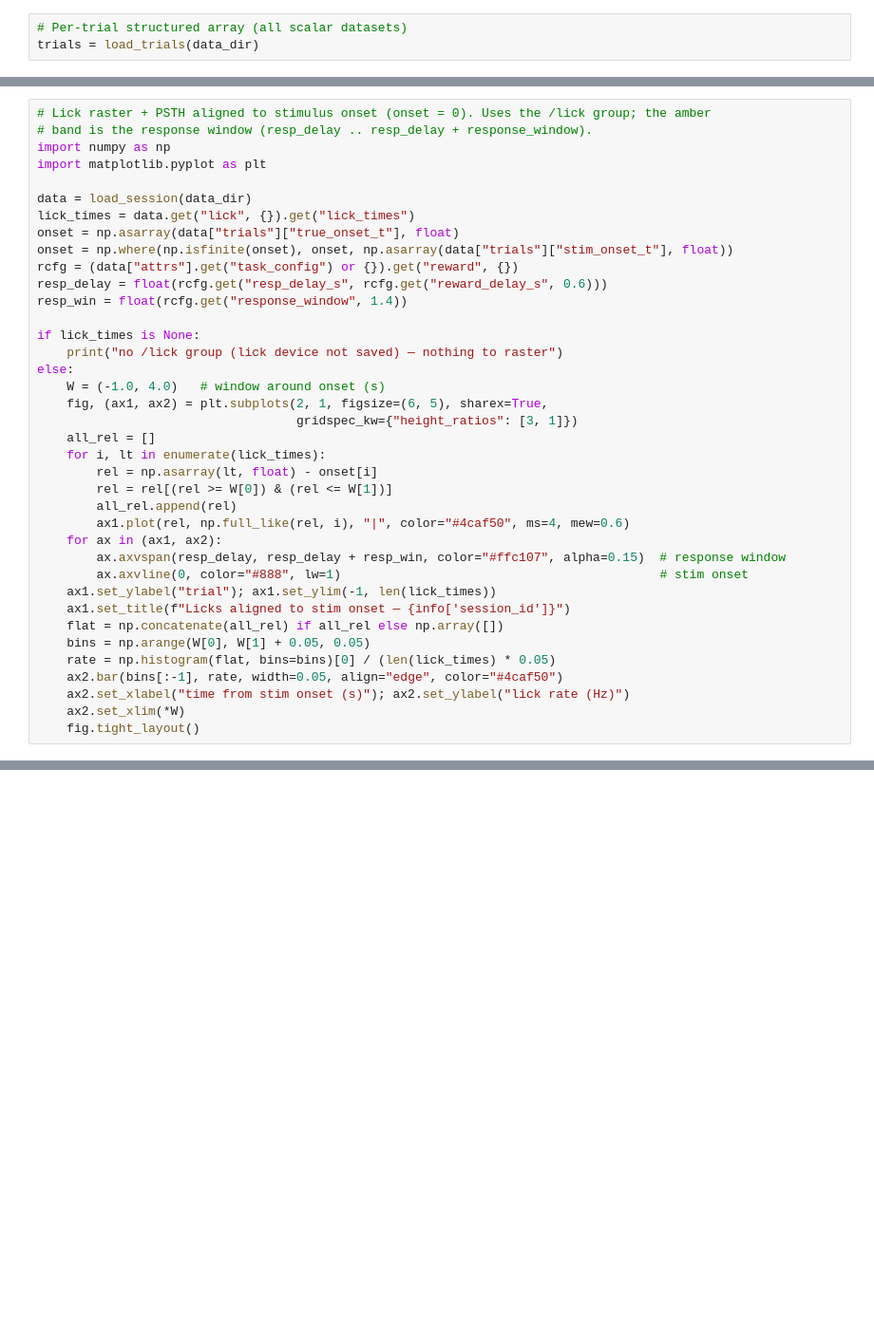
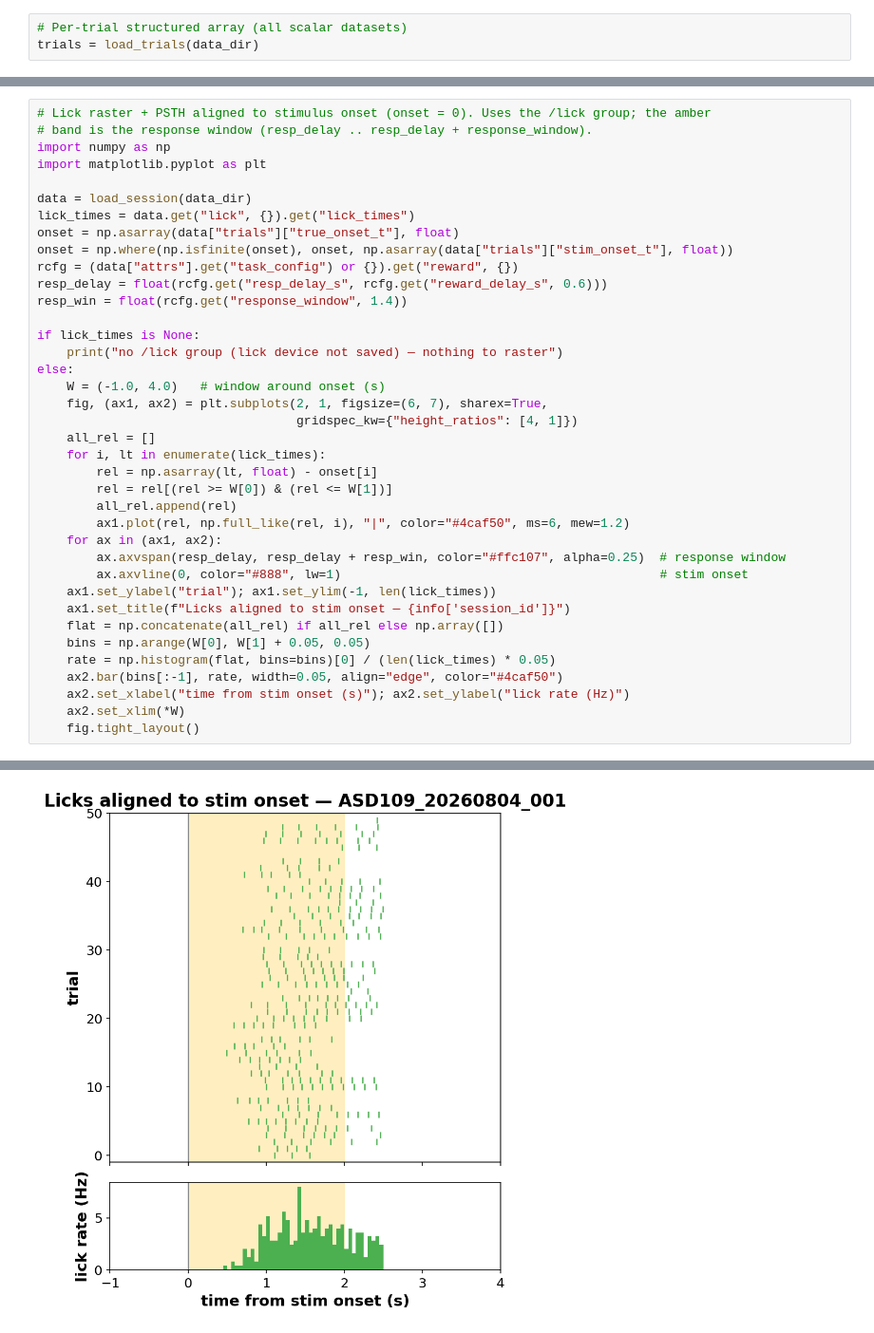
Before and after one commit to hkucukdereli/VRFarm, a Jupyter notebook: analysis/check_data.ipynb, the cells around one changed output, grey strips where cells are left out. Shown at 95% size. Cells and saved outputs as stored; diff of their text form; blank space fills up the shorter version.

```diff
--- a/analysis/check_data.ipynb
+++ b/analysis/check_data.ipynb
@@ -108,16 +108,16 @@ if lick_times is None:
     print("no /lick group (lick device not saved) — nothing to raster")
 else:
     W = (-1.0, 4.0)   # window around onset (s)
-    fig, (ax1, ax2) = plt.subplots(2, 1, figsize=(6, 5), sharex=True,
-                                   gridspec_kw={"height_ratios": [3, 1]})
+    fig, (ax1, ax2) = plt.subplots(2, 1, figsize=(6, 7), sharex=True,
+                                   gridspec_kw={"height_ratios": [4, 1]})
     all_rel = []
     for i, lt in enumerate(lick_times):
         rel = np.asarray(lt, float) - onset[i]
         rel = rel[(rel >= W[0]) & (rel <= W[1])]
         all_rel.append(rel)
-        ax1.plot(rel, np.full_like(rel, i), "|", color="#4caf50", ms=4, mew=0.6)
+        ax1.plot(rel, np.full_like(rel, i), "|", color="#4caf50", ms=6, mew=1.2)
     for ax in (ax1, ax2):
-        ax.axvspan(resp_delay, resp_delay + resp_win, color="#ffc107", alpha=0.15)  # response window
+        ax.axvspan(resp_delay, resp_delay + resp_win, color="#ffc107", alpha=0.25)  # response window
         ax.axvline(0, color="#888", lw=1)                                           # stim onset
     ax1.set_ylabel("trial"); ax1.set_ylim(-1, len(lick_times))
     ax1.set_title(f"Licks aligned to stim onset — {info['session_id']}")
@@ -132,0 +132 @@ no /lick group (lick device not saved) — nothing to raster
+[figure, added]
```
Also changed, not shown: parts of 5 cells of this notebook, 2 other files.
